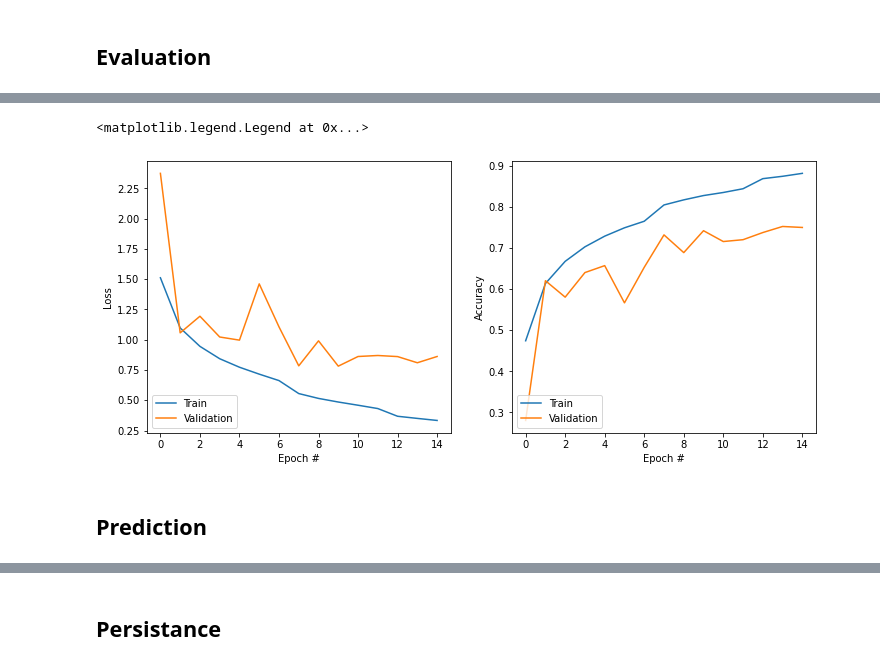
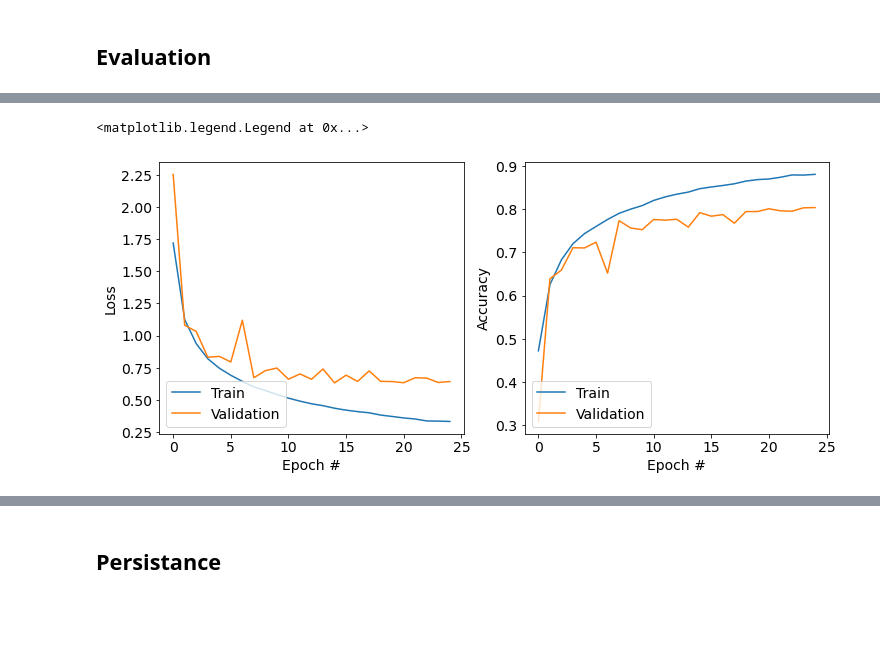
Before and after one commit to Kodesiana/book-ml-python, a Jupyter notebook: jupyter/classification_cnn.ipynb, the cells around one changed output, grey strips where cells are left out. Saved outputs shown, nothing was run; the diff lists cells and outputs as text; code cells hidden in the pictures; blank space fills up the shorter version.

```diff
--- a/jupyter/classification_cnn.ipynb
+++ b/jupyter/classification_cnn.ipynb
@@ -84,7 +77,7 @@ ds_train = ds_train.batch(128)
 ds_train = ds_train.prefetch(tf.data.AUTOTUNE)
 # %%
 ds_test = ds_test.map(normalize_img, num_parallel_calls=tf.data.AUTOTUNE)
-ds_test = ds_test.batch(128)
 ds_test = ds_test.cache()
+ds_test = ds_test.batch(batch_size)
 ds_test = ds_test.prefetch(tf.data.AUTOTUNE)
 # %% [markdown]
@@ -92,21 +85,24 @@ ds_test = ds_test.prefetch(tf.data.AUTOTUNE)
 # %%
-# Membuat arsitektur model
-model = tf.keras.models.Sequential()
-model.add(tf.keras.layers.Conv2D(32, kernel_size=(3, 3), activation='relu', input_shape=(32, 32, 3)))
+model = tf.keras.Sequential()
+model.add(tf.keras.layers.Conv2D(32, kernel_size=(3, 3), padding='same', activation='relu', input_shape=(32, 32, 3)))
+model.add(tf.keras.layers.BatchNormalization())
+model.add(tf.keras.layers.Conv2D(32, kernel_size=(3, 3), padding='same', activation='relu'))
 model.add(tf.keras.layers.BatchNormalization())
 model.add(tf.keras.layers.MaxPooling2D(pool_size=(2, 2)))
-model.add(tf.keras.layers.Conv2D(64, (3, 3), activation='relu'))
+model.add(tf.keras.layers.Dropout(0.2))
+
+model.add(tf.keras.layers.Conv2D(64, kernel_size=(3, 3), padding='same', activation='relu'))
 model.add(tf.keras.layers.BatchNormalization())
-model.add(tf.keras.layers.MaxPooling2D((2, 2)))
-model.add(tf.keras.layers.Conv2D(64, (3, 3), activation='relu'))
+model.add(tf.keras.layers.Conv2D(64, kernel_size=(3, 3), padding='same', activation='relu'))
 model.add(tf.keras.layers.BatchNormalization())
+model.add(tf.keras.layers.MaxPooling2D(pool_size=(2, 2)))
+model.add(tf.keras.layers.Dropout(0.3))
+
 model.add(tf.keras.layers.Flatten())
-model.add(tf.keras.layers.Dense(64, activation='relu'))
-model.add(tf.keras.layers.Dropout(0.3))
-model.add(tf.keras.layers.Dense(10))
+model.add(tf.keras.layers.Dense(10, activation="softmax"))
 # %%
 # Kompilasi model
-model.compile(loss=tf.keras.losses.SparseCategoricalCrossentropy(from_logits=True), optimizer="adam", metrics=["accuracy"])
+model.compile(loss="categorical_crossentropy", optimizer="adam", metrics=["accuracy"])
 model.summary()
 # %% [output]
 Model: "sequential"
@@ -135,4 +125,5 @@ callbacks = [earlystop, learning_rate_reduction]
 # %%
 # Lakukan training menggunakan data latih
-H = model.fit(ds_train, validation_data=ds_test, epochs=epochs, callbacks=callbacks)
+early_stopping = tf.keras.callbacks.EarlyStopping(monitor='val_loss', patience=10)
+H = model.fit(ds_train, validation_data=ds_test, epochs=epochs, callbacks=[early_stopping])
 # %% [output]
@@ -200,26 +192,20 @@ ConfusionMatrixDisplay.from_predictions(test[1], y_pred)
 # %%
 # Tampilkan statistik training model
-plt.figure(figsize=(12, 5))
-
-run_epochs = len(H.history['loss'])
-
-ax1 = plt.subplot(1, 2, 1)
-plt.plot(np.arange(0, run_epochs), H.history["loss"], label="Train")
-plt.plot(np.arange(0, run_epochs), H.history["val_loss"], label="Validation")
+plt.rc('font', size=14)
+fig, (ax1, ax2) = plt.subplots(1, 2, figsize=(12, 5))
+ax1.plot(H.history["loss"], label="Train")
+ax1.plot(H.history["val_loss"], label="Validation")
 ax1.set_xlabel("Epoch #")
 ax1.set_ylabel("Loss")
 ax1.legend(loc="lower left")
 
-ax2 = plt.subplot(1, 2, 2, sharex = ax1)
-plt.plot(np.arange(0, run_epochs), H.history["accuracy"], label="Train")
-plt.plot(np.arange(0, run_epochs), H.history["val_accuracy"], label="Validation")
+ax2.plot(H.history["accuracy"], label="Train")
+ax2.plot(H.history["val_accuracy"], label="Validation")
 ax2.set_xlabel("Epoch #")
 ax2.set_ylabel("Accuracy")
 ax2.legend(loc="lower left")
 # %% [output]
 <matplotlib.legend.Legend at 0x...>
-[figure, old version]
+[figure, new version]
-# %% [markdown]
-## Prediction
 # %%
 # Lakukan prediksi
```
Also changed, not shown: parts of 22 cells of this notebook.
